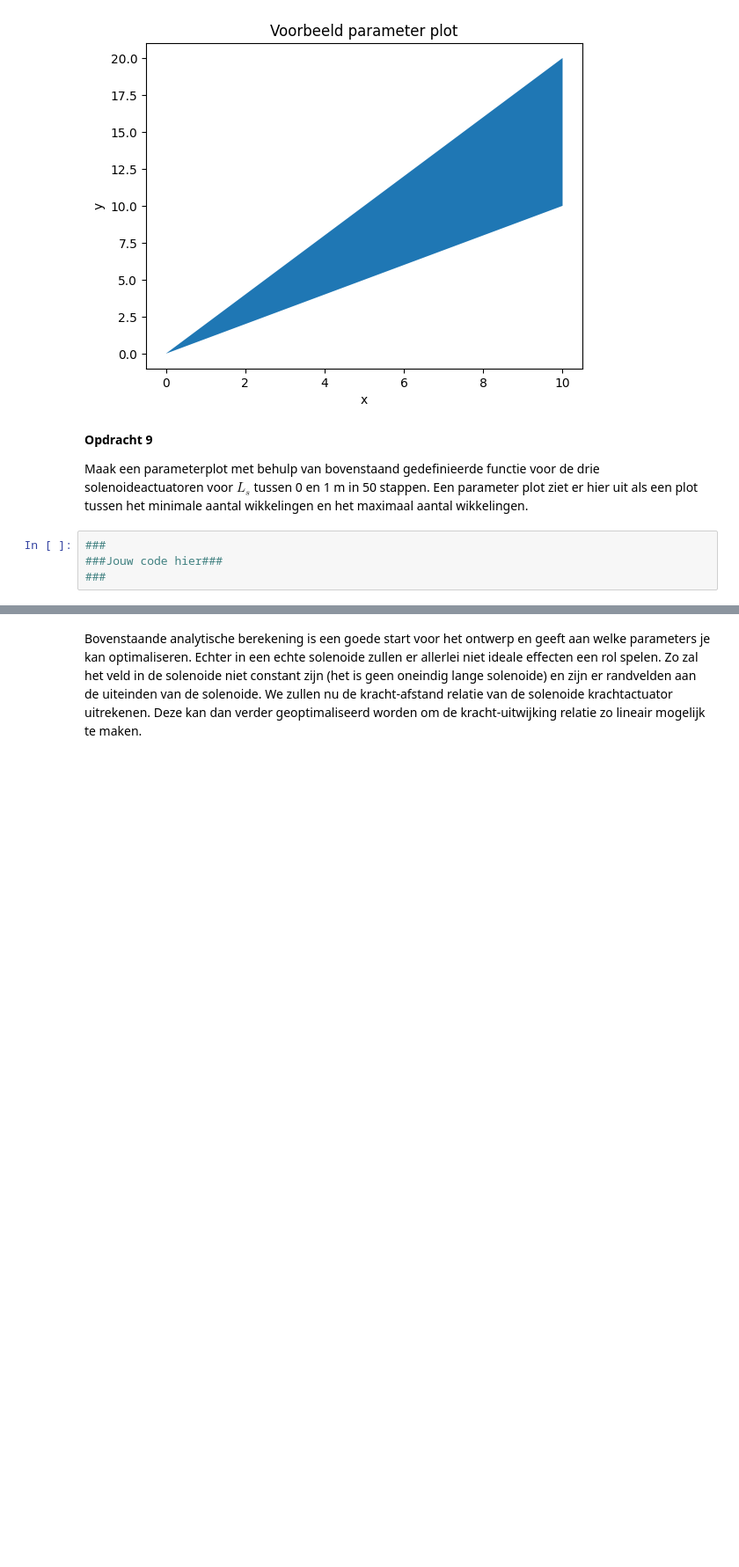
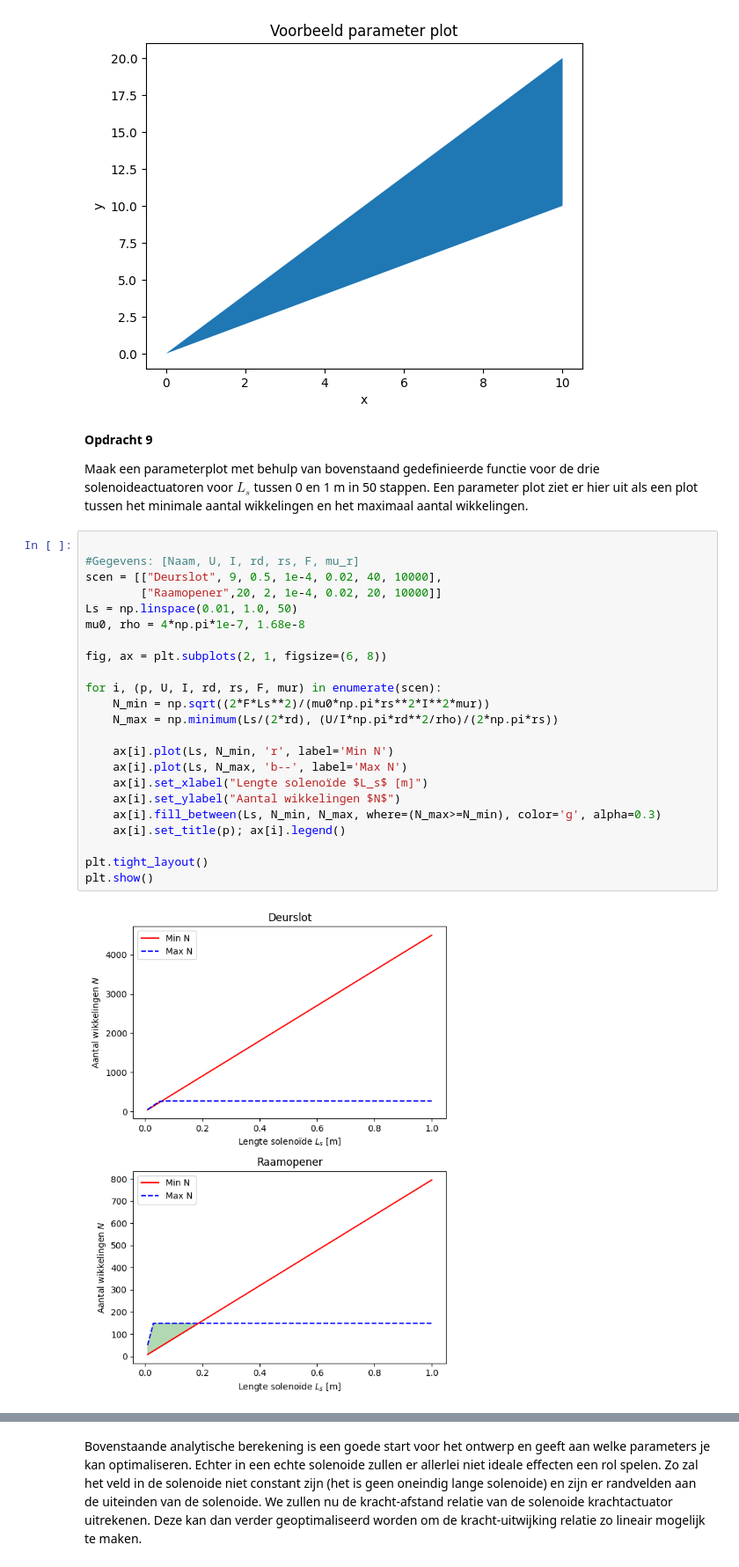
Before and after one commit to luucleclercq/opdrachten-DEF-D-Luuc, a Jupyter notebook: DigitaleOntwerpopdrachten/2KrachtactuatorOpdracht/2KrachtactuatorOpdracht/KrachtactuatorOpdracht.ipynb, the cells around one changed output, grey strips where cells are left out. Shown at 88% size. Drawn from its saved outputs; the diff is of its cells as text; blank space fills up the shorter version.

```diff
--- a/DigitaleOntwerpopdrachten/2KrachtactuatorOpdracht/2KrachtactuatorOpdracht/KrachtactuatorOpdracht.ipynb
+++ b/DigitaleOntwerpopdrachten/2KrachtactuatorOpdracht/2KrachtactuatorOpdracht/KrachtactuatorOpdracht.ipynb
@@ -179,9 +213,30 @@ Text(0, 0.5, 'y')
 
 Maak een parameterplot met behulp van bovenstaand gedefinieerde functie voor de drie solenoideactuatoren voor $L_s$ tussen 0 en 1 m in 50 stappen. Een parameter plot ziet er hier uit als een plot tussen het minimale aantal wikkelingen en het maximaal aantal wikkelingen.
 # %%
-###
-###Jouw code hier###
-###
+
+#Gegevens: [Naam, U, I, rd, rs, F, mu_r]
+scen = [["Deurslot", 9, 0.5, 1e-4, 0.02, 40, 10000],
+        ["Raamopener",20, 2, 1e-4, 0.02, 20, 10000]]
+Ls = np.linspace(0.01, 1.0, 50)
+mu0, rho = 4*np.pi*1e-7, 1.68e-8
+
+fig, ax = plt.subplots(2, 1, figsize=(6, 8))
+
+for i, (p, U, I, rd, rs, F, mur) in enumerate(scen):
+    N_min = np.sqrt((2*F*Ls**2)/(mu0*np.pi*rs**2*I**2*mur))
+    N_max = np.minimum(Ls/(2*rd), (U/I*np.pi*rd**2/rho)/(2*np.pi*rs))
+
+    ax[i].plot(Ls, N_min, 'r', label='Min N')
+    ax[i].plot(Ls, N_max, 'b--', label='Max N')
+    ax[i].set_xlabel("Lengte solenoïde $L_s$ [m]")
+    ax[i].set_ylabel("Aantal wikkelingen $N$")
+    ax[i].fill_between(Ls, N_min, N_max, where=(N_max>=N_min), color='g', alpha=0.3)
+    ax[i].set_title(p); ax[i].legend()
+
+plt.tight_layout()
+plt.show()
+# %% [output]
+[figure, added]
 # %% [markdown]
 **Opdracht 10**
 
```
Also changed, not shown: parts of 9 cells of this notebook, 2 other files.
